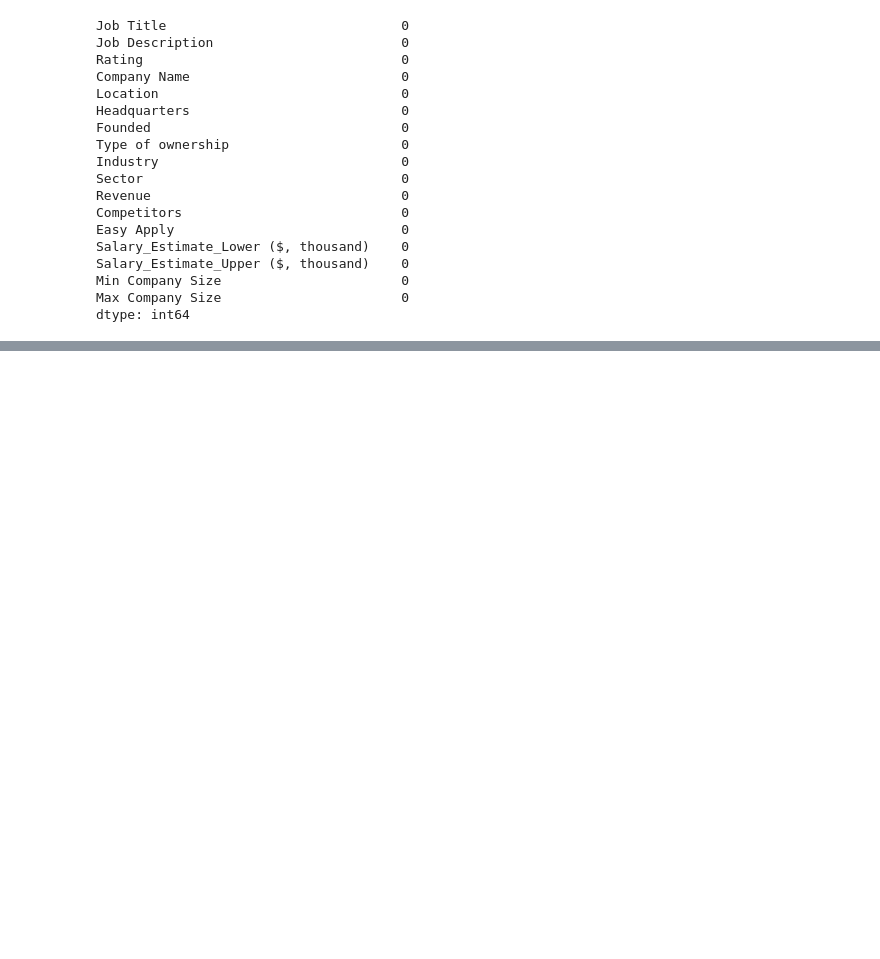
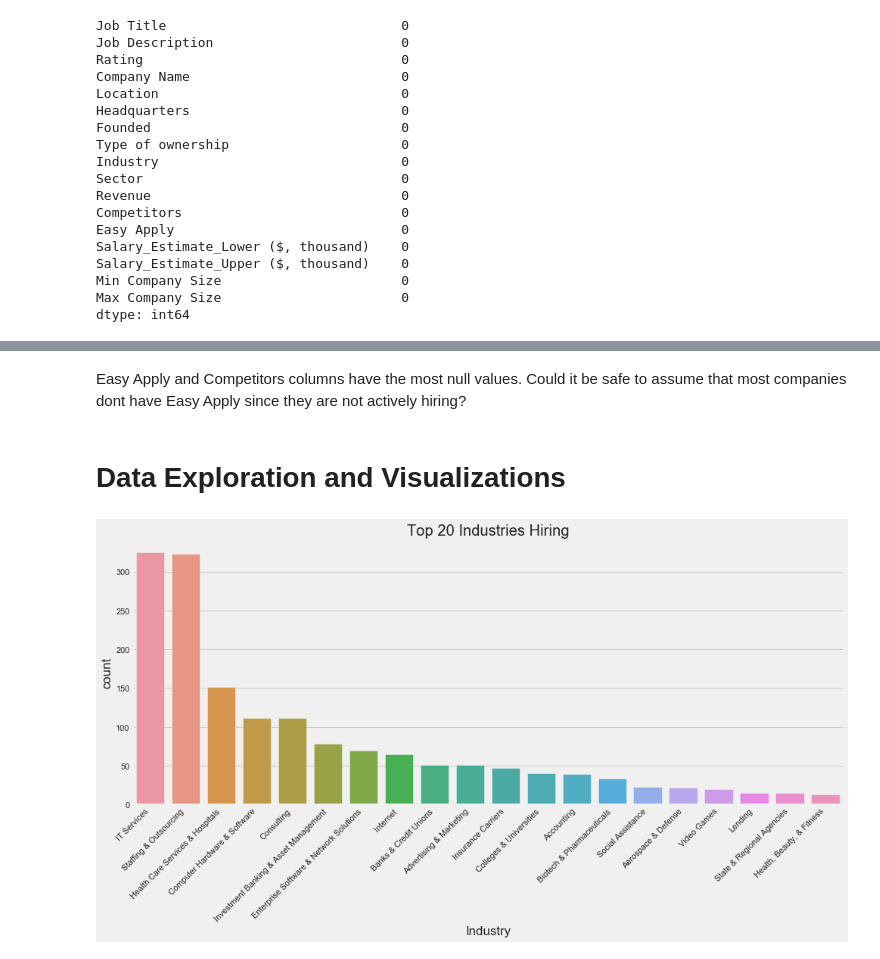
Before and after one commit to aclao89/data_analyst_jobs_search, a Jupyter notebook: Untitled.ipynb, the cells around one changed output, grey strips where cells are left out. Saved outputs shown, nothing was run; the diff lists cells and outputs as text; code cells hidden in the pictures; blank space fills up the shorter version.

```diff
--- a/Untitled.ipynb
+++ b/Untitled.ipynb
@@ -223,0 +286,4 @@ dtype: int64
+# %%
+da_jobs=da_jobs.replace(-1,np.nan)
+da_jobs=da_jobs.replace(-1.0,np.nan)
+da_jobs=da_jobs.replace('-1',np.nan)
@@ -223,0 +311,22 @@ dtype: int64
+# %% [markdown]
+Easy Apply and Competitors columns have the most null values. Could it be safe to assume that most companies dont have Easy Apply since they are not actively hiring?
+# %%
+da_jobs['Easy Apply']=da_jobs['Easy Apply'].fillna(False).astype('bool')
+da_jobs['Competitors'] = da_jobs['Competitors'].fillna('None Stated')
+da_jobs['Rating'] = da_jobs['Rating'].fillna('No Rating')
+da_jobs['Headquarters'] = da_jobs['Headquarters'].fillna('Not Listed')
+da_jobs['Revenue'] = da_jobs['Revenue'].fillna('No Information')
+# %% [markdown]
+# Data Exploration and Visualizations
+# %%
+sns.set(style='ticks', color_codes=True)
+
+plt.style.use('fivethirtyeight')
+plt.figure(figsize=(15,6))
+
+chart = sns.countplot(x='Industry', data=da_jobs, order=da_jobs['Industry'].value_counts().iloc[:20].index)
+chart.set_xticklabels(chart.get_xticklabels(), rotation=45, ha='right')
+plt.title('Top 20 Industries Hiring')
+plt.show()
+# %% [output]
+[figure, added]
```
Also changed, not shown: parts of 10 cells of this notebook.
